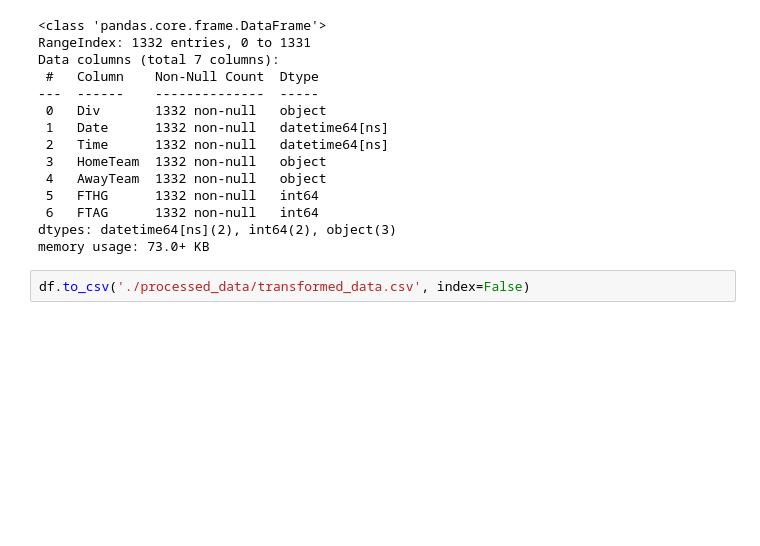
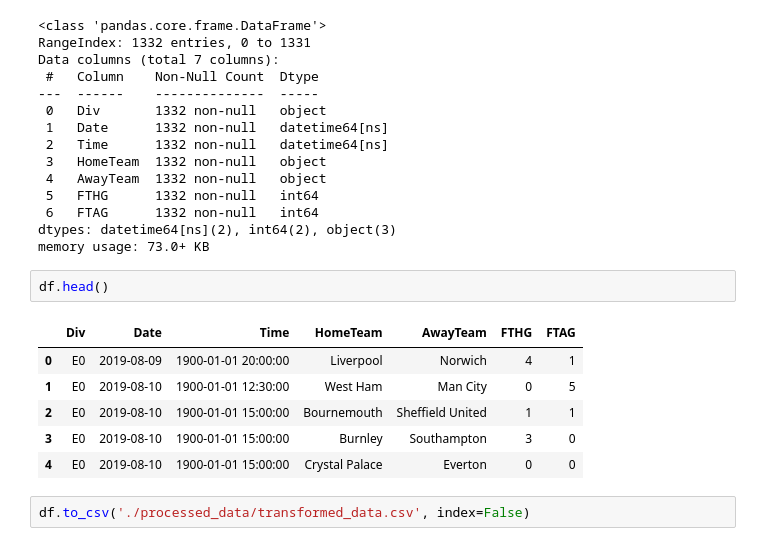
Before and after one commit to odetara/GoalBet-ETL-Superstars, a Jupyter notebook: test.ipynb, the cells around one changed output. Drawn from its saved outputs; the diff is of its cells as text; blank space fills up the shorter version.

```diff
--- a/test.ipynb
+++ b/test.ipynb
@@ -275,6 +275,15 @@ Data columns (total 7 columns):
  6   FTAG      1332 non-null   int64
 dtypes: datetime64[ns](2), int64(2), object(3)
 memory usage: 73.0+ KB
+# %%
+df.head()
+# %% [output]
+|  | Div | Date | Time | HomeTeam | AwayTeam | FTHG | FTAG |
+| 0 | E0 | 2019-08-09 | 1900-01-01 20:00:00 | Liverpool | Norwich | 4 | 1 |
+| 1 | E0 | 2019-08-10 | 1900-01-01 12:30:00 | West Ham | Man City | 0 | 5 |
+| 2 | E0 | 2019-08-10 | 1900-01-01 15:00:00 | Bournemouth | Sheffield United | 1 | 1 |
+| 3 | E0 | 2019-08-10 | 1900-01-01 15:00:00 | Burnley | Southampton | 3 | 0 |
+| 4 | E0 | 2019-08-10 | 1900-01-01 15:00:00 | Crystal Palace | Everton | 0 | 0 |
 # %%
 df.to_csv('./processed_data/transformed_data.csv', index=False)
 # %%
```
Also changed, not shown: parts of 3 cells of this notebook.
